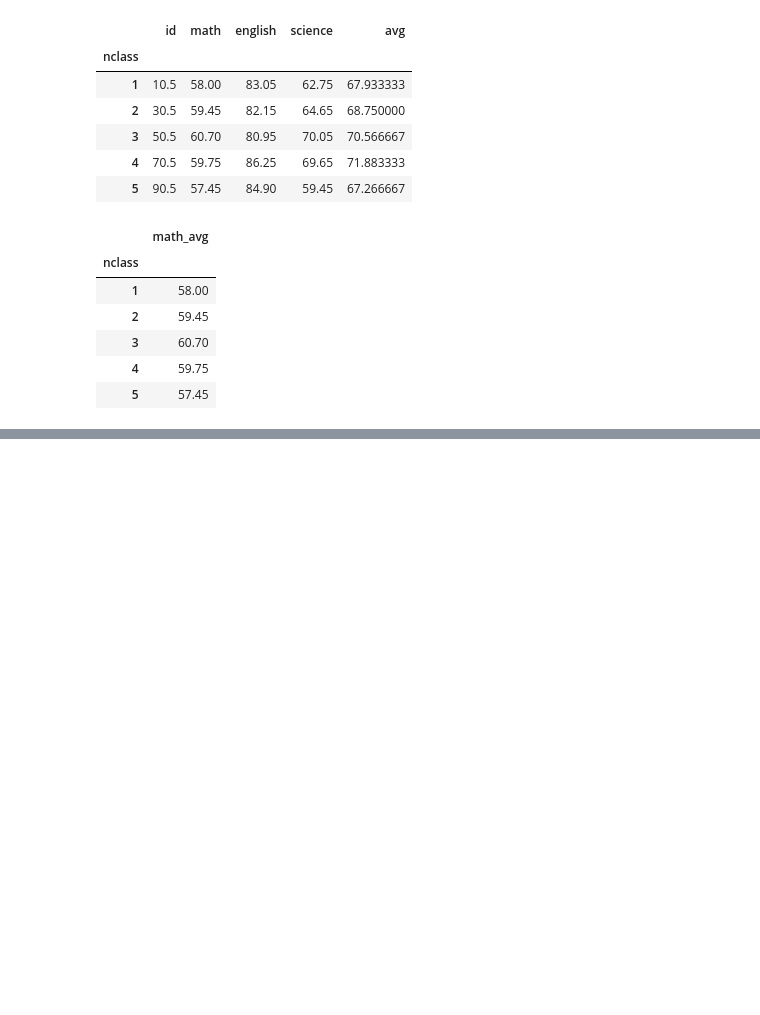
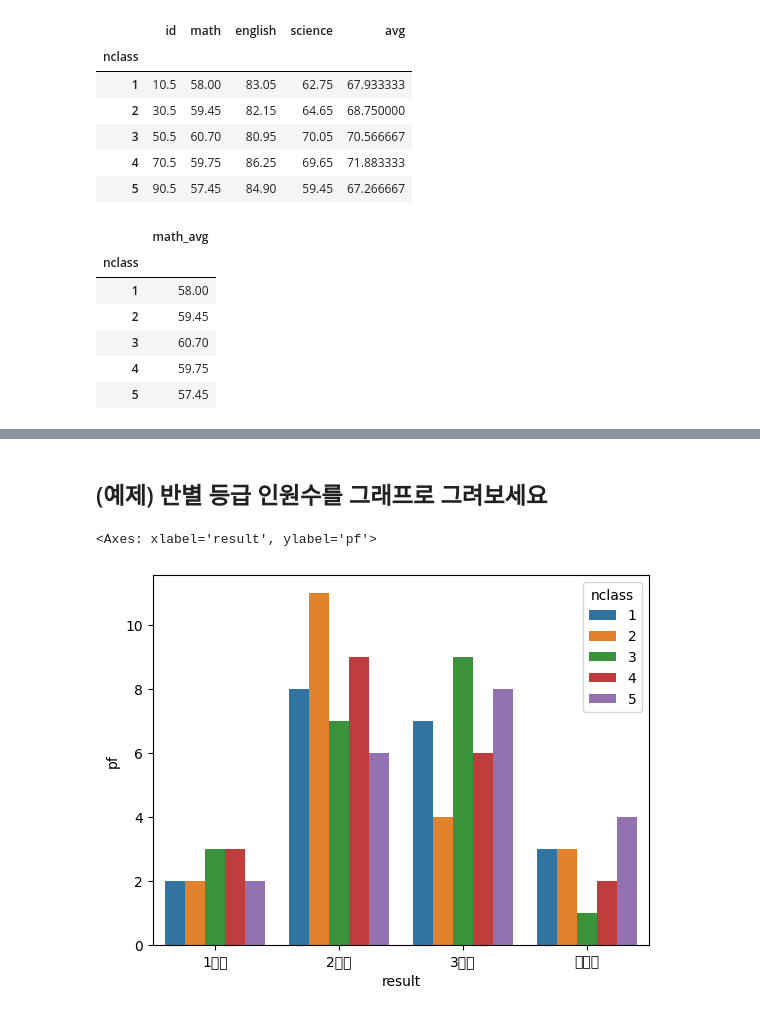
Before and after one commit to Hanjateacherson/SMHRD, a Jupyter notebook: python/03_01pandas_exam.ipynb, the cells around one changed output, grey strips where cells are left out. Cells and saved outputs as stored; diff of their text form; code cells hidden in the pictures; blank space fills up the shorter version.

```diff
--- a/python/03_01pandas_exam.ipynb
+++ b/python/03_01pandas_exam.ipynb
@@ -193,4 +193,4 @@ exam.groupby('nclass').agg(math_avg= ('math','mean'))
 # %%
 #nclass를 그룹으로 묶고 그룹별 result pass/fail인 사람들의 수를 구하기
 # %%
-exam.groupby(['nclass','result']).agg(pf = ('result', 'count'))
+examexam = exam.groupby(['nclass','result'],as_index= False).agg(pf = ('result', 'count'))
@@ -215,0 +217,9 @@ exam.groupby(['nclass','result']).agg(pf = ('result', 'count'))
+# %% [markdown]
+## (예제) 반별 등급 인원수를 그래프로 그려보세요
+# %%
+import seaborn as sns
+import matplotlib as plt
+sns.barplot(data = examexam, x = 'result',y = 'pf',hue = 'nclass')
+# %% [output]
+<Axes: xlabel='result', ylabel='pf'>
+[figure, added]
```
Also changed, not shown: parts of 4 cells of this notebook.
